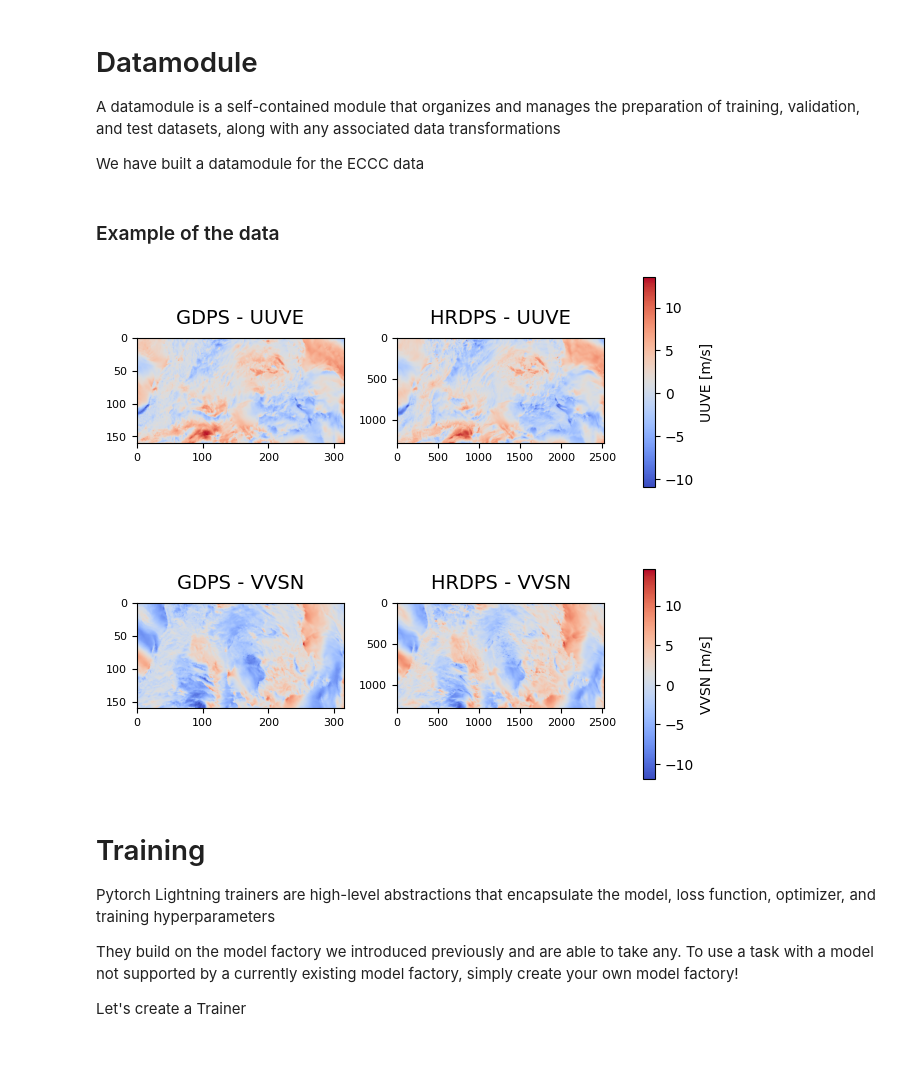
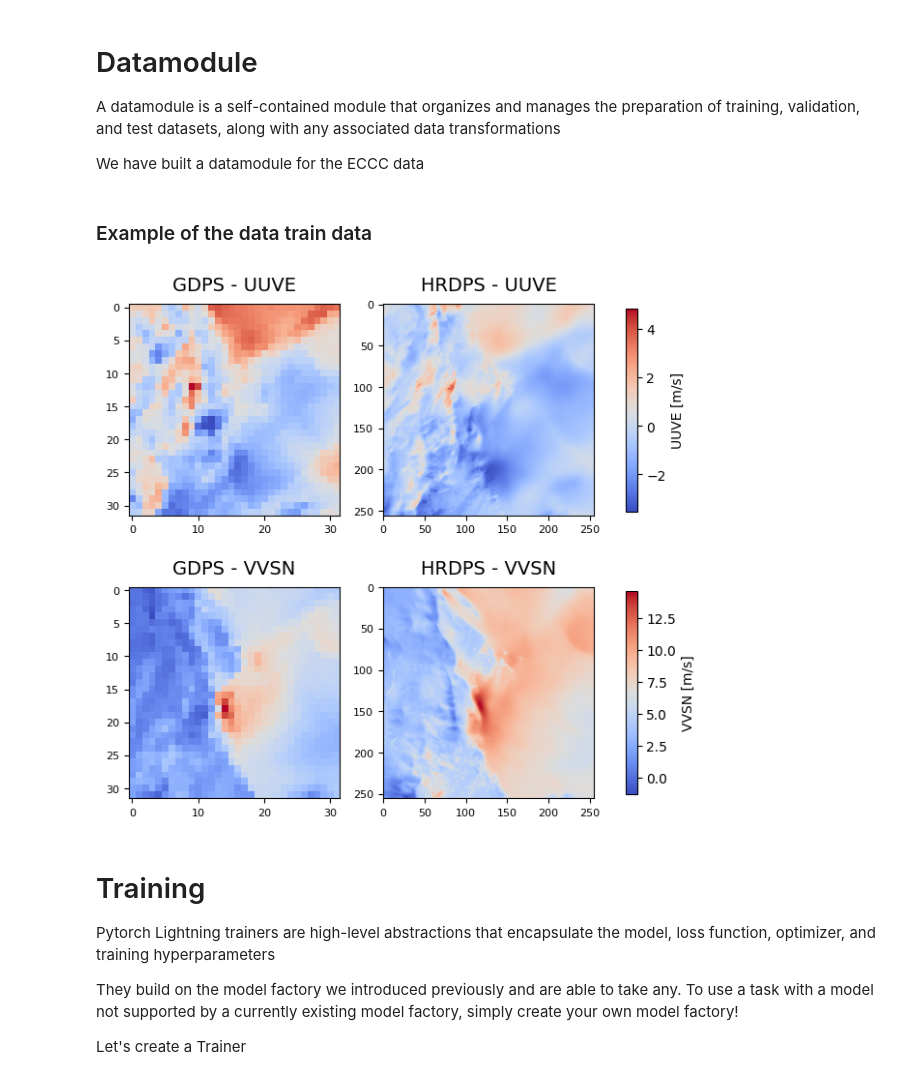
Before and after one commit to IBM/terratorch, a Jupyter notebook: examples/notebooks/WxCTutorialDownscalingECCC.ipynb, the cells around one changed output. Saved outputs shown, nothing was run; the diff lists cells and outputs as text; code cells hidden in the pictures; blank space fills up the shorter version.

```diff
--- a/examples/notebooks/WxCTutorialDownscalingECCC.ipynb
+++ b/examples/notebooks/WxCTutorialDownscalingECCC.ipynb
@@ -51,13 +50,13 @@ We have built a datamodule for the ECCC data
 # %%
 datamodule = ECCCDataModule(config)
 # %% [markdown]
-### Example of the data
+### Example of the data train data
 # %%
-datamodule.setup(stage='predict')
-pred_dl = datamodule.predict_dataloader()
-plot_sample(next(iter(pred_dl)))
+datamodule.setup(stage='fit')
+train_dl = datamodule.train_dataloader()
+plot_sample(next(iter(train_dl)))
 # %% [output]
-[figure, old version]
+[figure, new version]
 # %% [markdown]
 # Training
 
```
Also changed, not shown: parts of 3 cells of this notebook, 2 other files.
